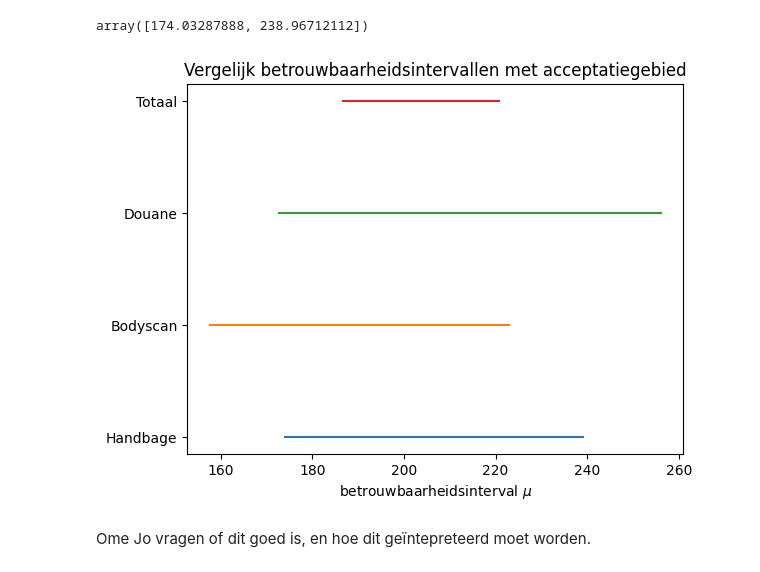
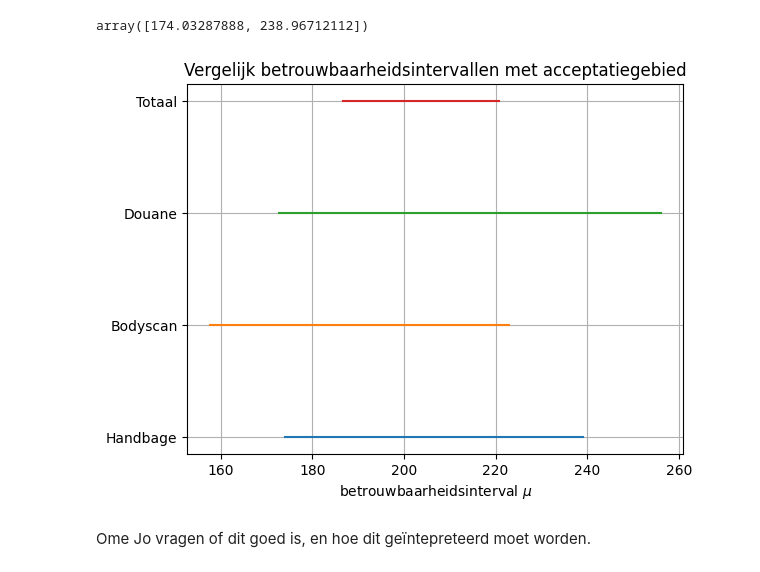
Before and after one commit to R4vante/School, a Jupyter notebook: Statistical Learning/Data Analyse/vliegveld.ipynb, the cells around one changed output. Cells and saved outputs as stored; diff of their text form; code cells hidden in the pictures.

```diff
--- a/Statistical Learning/Data Analyse/vliegveld.ipynb
+++ b/Statistical Learning/Data Analyse/vliegveld.ipynb
@@ -13,7 +13,7 @@ n = 10
 a = 3
 alpha = 0.05
 # %%
-Data = Import("Data.xlsx", column_names, n)
+Data = Import("Data.xlsx", alpha, column_names, n)
 df, df_melt, names, mean, std = Data.import_df()
 # %%
 df
@@ -308,17 +322,18 @@ mu_i[0]
 array([174.03287888, 238.96712112])
 # %%
 fig, ax = plt.subplots(1,1)
+ax.grid(True)
 ax.plot(mu_i[0], [1,1])
 ax.plot(mu_i[1], [2,2])
 ax.plot(mu_i[2], [3,3])
 ax.plot(mu, [4,4])
 plt.yticks([1, 2, 3, 4], ["Handbage", "Bodyscan", "Douane", "Totaal"])
 ax.set_xlabel(r"betrouwbaarheidsinterval $\mu$")
 ax.set_title("Vergelijk betrouwbaarheidsintervallen met acceptatiegebied")
 
 plt.show()
 # %% [output]
-[figure, old version]
+[figure, new version]
 # %% [markdown]
 Ome Jo vragen of dit goed is, en hoe dit geïntepreteerd moet worden.
 # %% [markdown]
```
Also changed, not shown: parts of 5 cells of this notebook, 1 other file.
